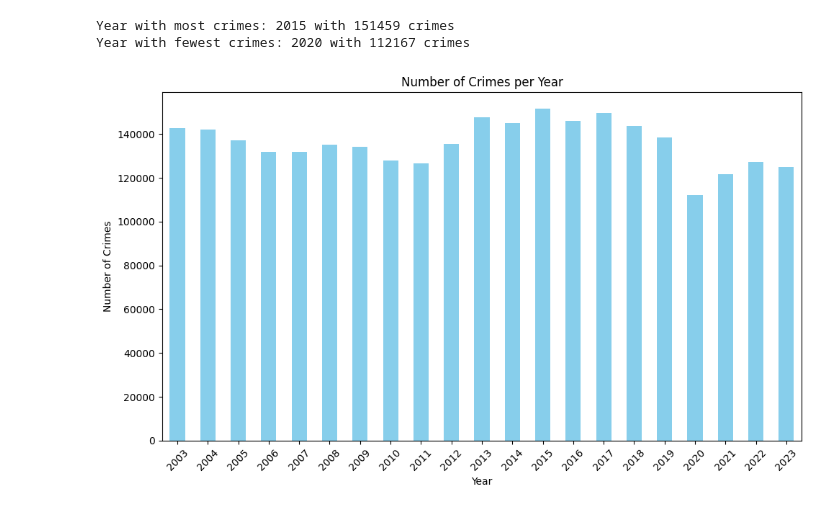
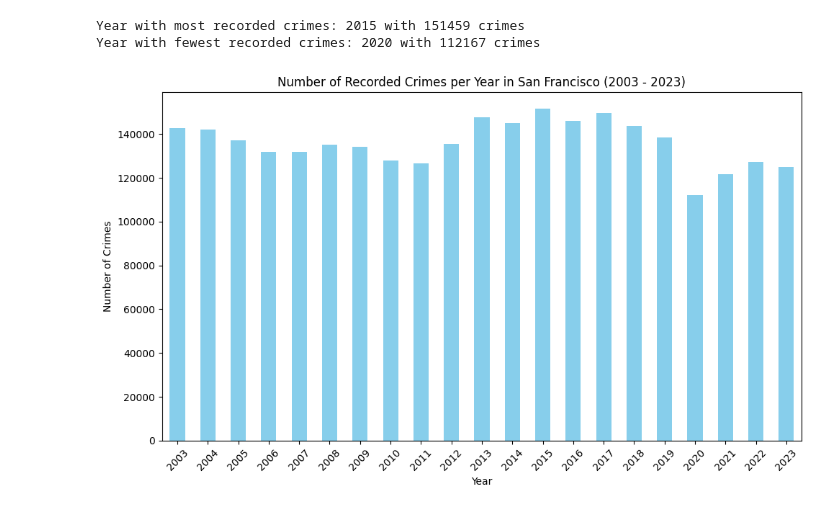
Before and after one commit to JoachimRoensholt/02806_Data_Analysis, a Jupyter notebook: Assignment1/part1.ipynb, the cells around one changed output. Cells and saved outputs as stored; diff of their text form; code cells hidden in the pictures.

```diff
--- a/Assignment1/part1.ipynb
+++ b/Assignment1/part1.ipynb
@@ -58,25 +40,26 @@ max_crimes = crimes_per_year.max()
 year_fewest_crimes = crimes_per_year.idxmin()
 min_crimes = crimes_per_year.min()
 
-print("Year with most crimes:", year_most_crimes, "with", max_crimes, "crimes")
-print("Year with fewest crimes:", year_fewest_crimes, "with", min_crimes, "crimes")
+print("Year with most recorded crimes:", year_most_crimes, "with", max_crimes, "crimes")
+print("Year with fewest recorded crimes:", year_fewest_crimes, "with", min_crimes, "crimes")
 # %% [output]
-Year with most crimes: 2015 with 151459 crimes
-Year with fewest crimes: 2020 with 112167 crimes
+Year with most recorded crimes: 2015 with 151459 crimes
+Year with fewest recorded crimes: 2020 with 112167 crimes
 # %%
-# If you haven't sorted the index, you can sort by year
+# Sort the crimes per year from lowest to highest
 crimes_per_year_sorted = crimes_per_year.sort_index()
 
+# Plot bar plot of crimes per year
 plt.figure(figsize=(10, 6))
 crimes_per_year_sorted.plot(kind='bar', color='skyblue')
 
 # Add labels and title
 plt.xlabel('Year')
 plt.ylabel('Number of Crimes')
-plt.title('Number of Crimes per Year')
+plt.title('Number of Recorded Crimes per Year in San Francisco (2003 - 2023)')
 plt.xticks(rotation=45)
 plt.tight_layout()
 
 plt.show()
 # %% [output]
-[figure, old version]
+[figure, new version]
```
Also changed, not shown: parts of 5 cells of this notebook.
